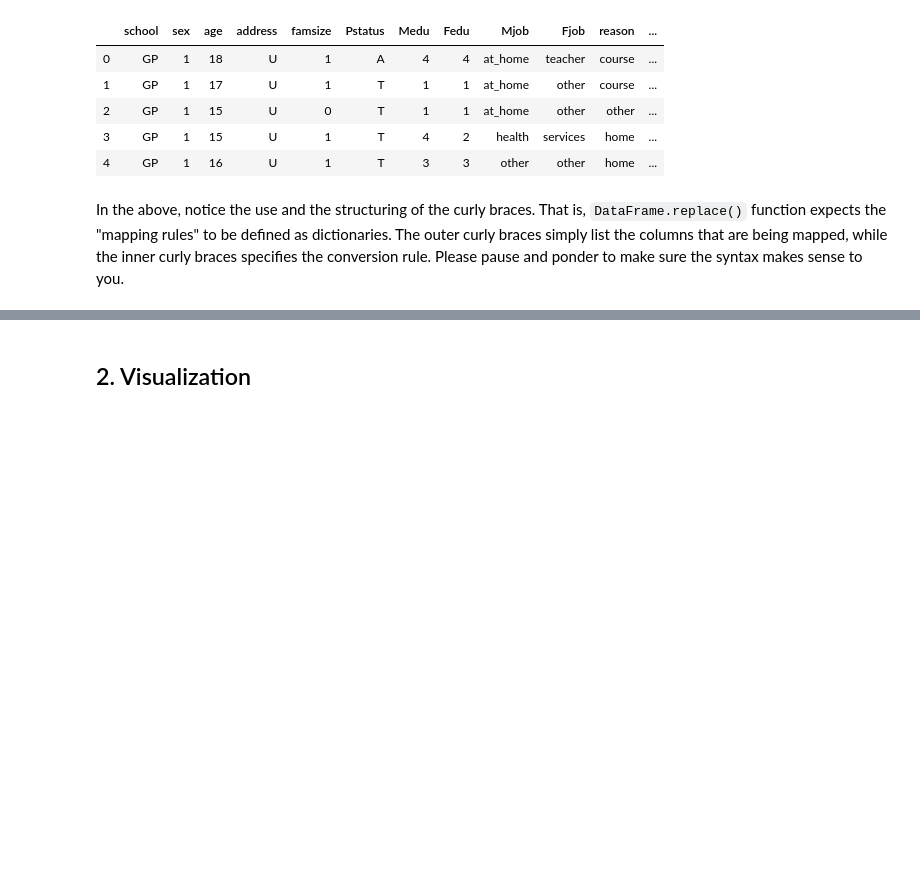
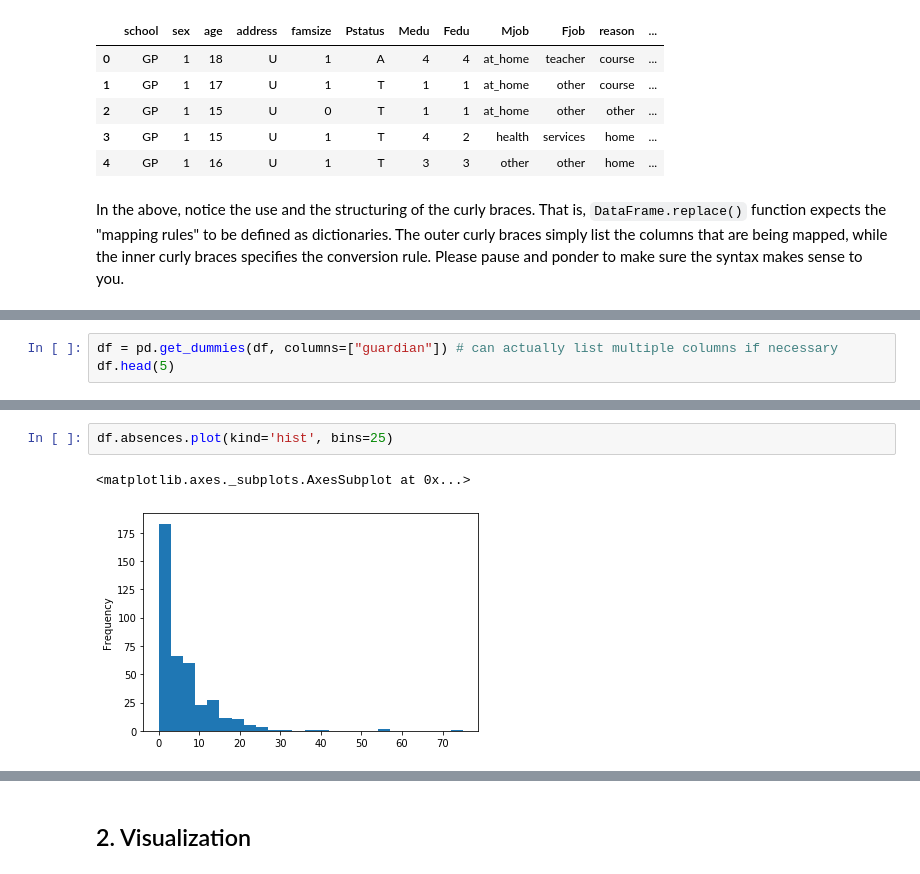
Before and after one commit to stephenbaek/bigdata, a Jupyter notebook: in-class-assignments/ica04/Data_Preprocessing_and_Visualization.ipynb, the cells around one changed output, grey strips where cells are left out. Cells and saved outputs as stored; diff of their text form; blank space fills up the shorter version.

Commit message:
visualization halfway done

```diff
--- a/in-class-assignments/ica04/Data_Preprocessing_and_Visualization.ipynb
+++ b/in-class-assignments/ica04/Data_Preprocessing_and_Visualization.ipynb
@@ -131,0 +106,3 @@ data.head(5)
+# %%
+df = pd.get_dummies(df, columns=["guardian"]) # can actually list multiple columns if necessary
+df.head(5)
@@ -131,0 +125,5 @@ data.head(5)
+# %%
+df.absences.plot(kind='hist', bins=25)
+# %% [output]
+<matplotlib.axes._subplots.AxesSubplot at 0x...>
+[figure, added]
```
Also changed, not shown: parts of 22 cells of this notebook.
